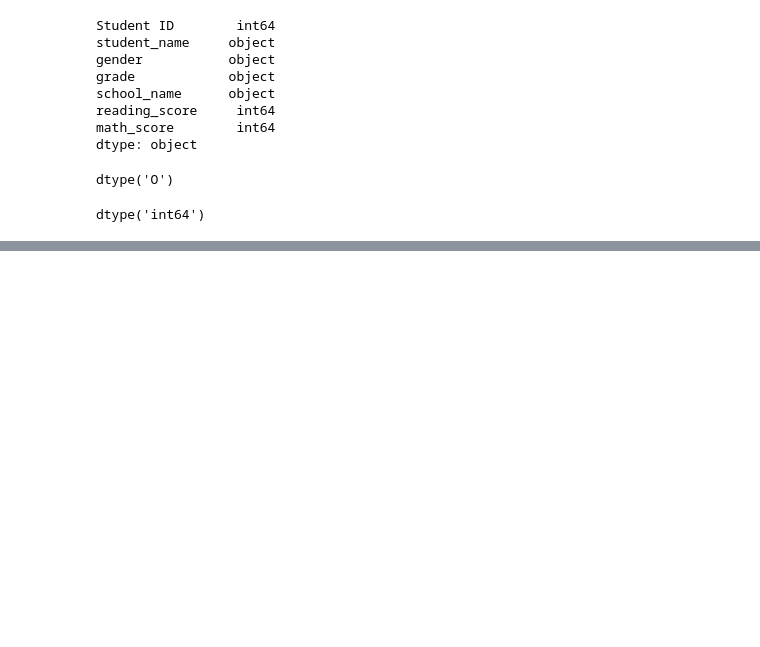
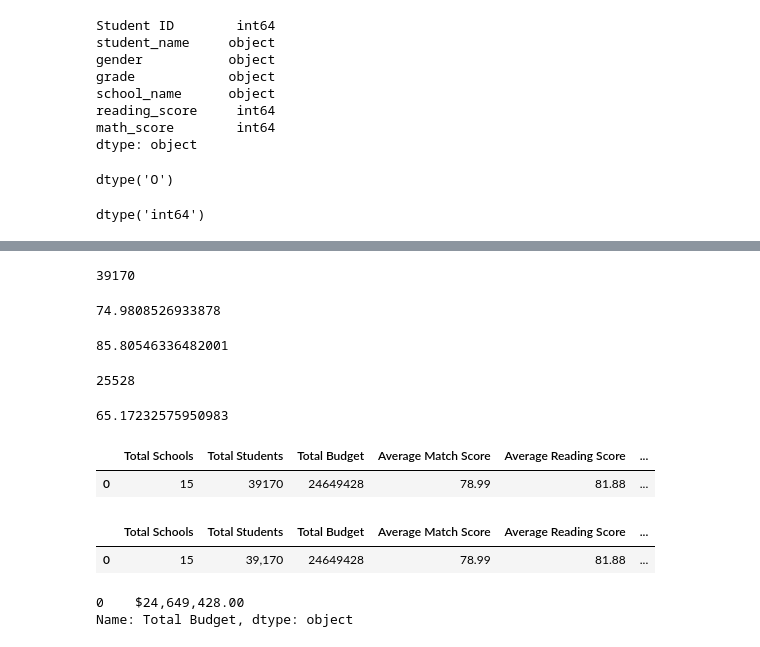
Before and after one commit to amuthusa/School_District_Analysis, a Jupyter notebook: PyCitySchools.ipynb, the cells around one changed output, grey strips where cells are left out. Cells and saved outputs as stored; diff of their text form; code cells hidden in the pictures; blank space fills up the shorter version.

```diff
--- a/PyCitySchools.ipynb
+++ b/PyCitySchools.ipynb
@@ -138,0 +209,53 @@ student_data_df.head()
+# %%
+total_student_count = school_data_complete_df.student_name.count()
+total_student_count
+# %% [output]
+39170
+# %%
+passing_math_percentage = passing_math_count/total_student_count *100
+passing_math_percentage
+# %% [output]
+74.9808526933878
+# %%
+passing_reading_percentage = passing_reading_count/total_student_count *100
+passing_reading_percentage
+# %% [output]
+85.80546336482001
+# %%
+passing_math_reading = school_data_complete_df[(school_data_complete_df["math_score"] >= 70) & (school_data_complete_df["reading_score"] >= 70)]
+passing_math_reading_count = passing_math_reading.student_name.count()
+passing_math_reading_count
+# %% [output]
+25528
+# %%
+passing_math_reading_percentage = passing_math_reading_count/total_student_count *100
+passing_math_reading_percentage
+# %% [output]
+65.17232575950983
+# %%
+district_summary_df = pd.DataFrame(
+    [{"Total Schools": school_count,
+     "Total Students": total_student_count,
+     "Total Budget": total_budget,
+     "Average Match Score": "{:0.2f}".format(average_math_score),
+     "Average Reading Score": "{:0.2f}".format(average_reading_score),
+     "% Passing Math": "{:.0f}".format(passing_math_percentage),
+     "% Passing Reading": "{:.0f}".format(passing_reading_percentage),
+     "% Overall passing": "{:.0f}".format(passing_math_reading_percentage)}])
+district_summary_df
+# %% [output]
+|  | Total Schools | Total Students | Total Budget | Average Match Score | Average Reading Score | ... |
+| 0 | 15 | 39170 | 24649428 | 78.99 | 81.88 | ... |
+# %%
+district_summary_df["Total Students"] = district_summary_df["Total Students"].map("{:,}".format)
+district_summary_df
+# %% [output]
+|  | Total Schools | Total Students | Total Budget | Average Match Score | Average Reading Score | ... |
+| 0 | 15 | 39,170 | 24649428 | 78.99 | 81.88 | ... |
+# %%
+district_summary_df["Total Budget"] = district_summary_df["Total Budget"].map("${:,.2f}".format)
+
+district_summary_df["Total Budget"]
+# %% [output]
+0    $24,649,428.00
+Name: Total Budget, dtype: object
```
Also changed, not shown: parts of 11 cells of this notebook.
